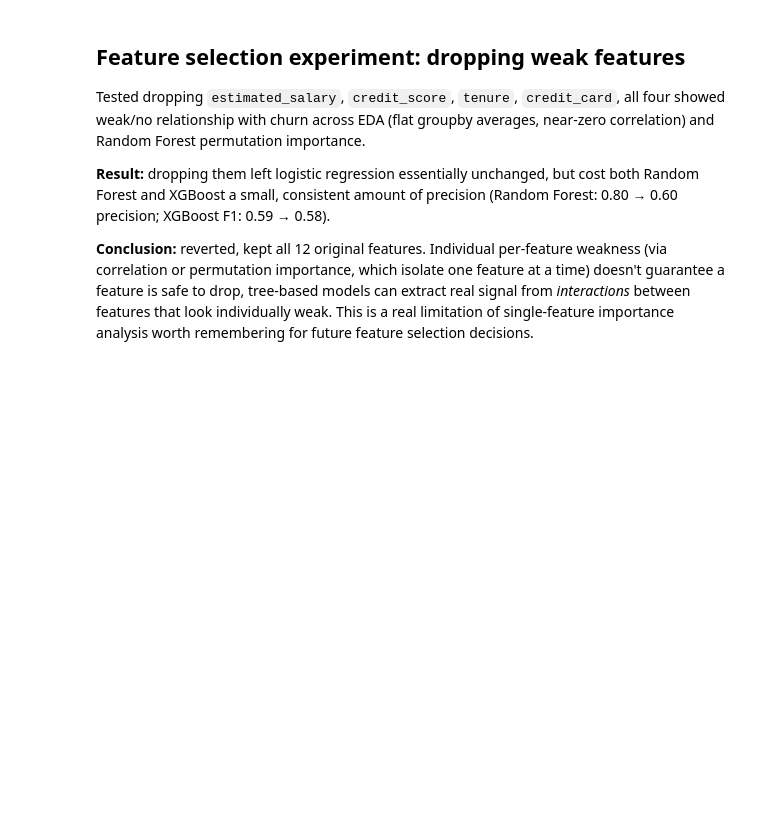
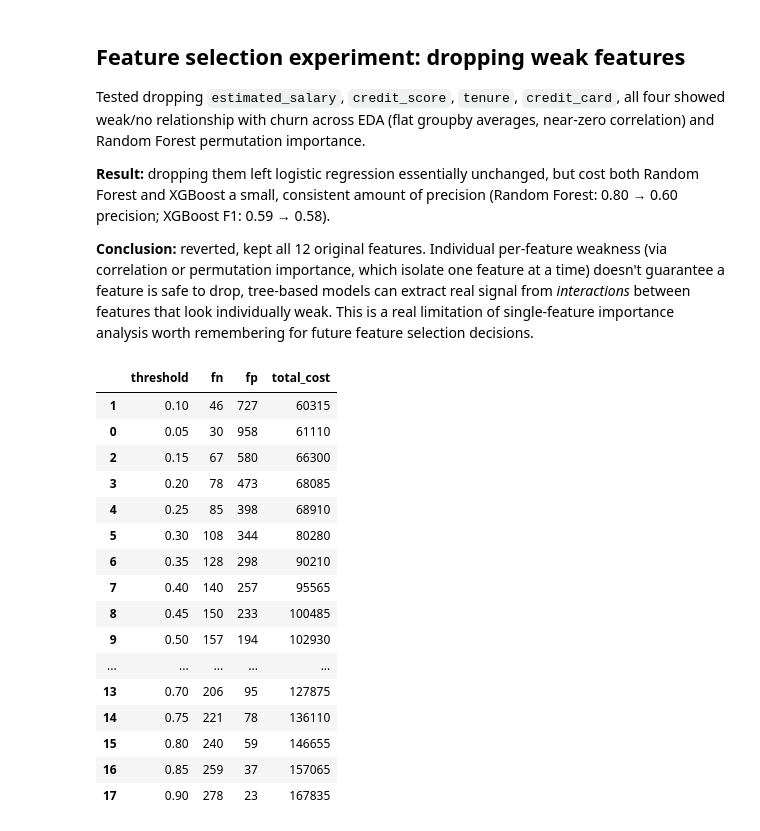
Before and after one commit to Hamza-H-Memon/CustomerIQ, a Jupyter notebook: notebooks/modeling.ipynb, the cells around one changed output. Cells and saved outputs as stored; diff of their text form; code cells hidden in the pictures; blank space fills up the shorter version.

Commit message:
Add cost based threshold analysis across all three models

```diff
--- a/notebooks/modeling.ipynb
+++ b/notebooks/modeling.ipynb
@@ -257,3 +257,40 @@ precision; XGBoost F1: 0.59 → 0.58).
 guarantee a feature is safe to drop, tree-based models can extract real signal from
 *interactions* between features that look individually weak. This is a real limitation of
 single-feature importance analysis worth remembering for future feature selection decisions.
+# %%
+import numpy as np
+from sklearn.metrics import confusion_matrix
+
+def find_best_threshold(model, X_test, y_test, fn_cost=600, fp_cost=45):
+    """Find the probability threshold that minimizes total business cost."""
+    probs = model.predict_proba(X_test)[:, 1]
+
+    results = []
+    for threshold in np.arange(0.05, 0.95, 0.05):
+        preds = (probs >= threshold).astype(int)
+        tn, fp, fn, tp = confusion_matrix(y_test, preds).ravel()
+        total_cost = (fn * fn_cost) + (fp * fp_cost)
+        results.append({'threshold': threshold, 'fn': fn, 'fp': fp, 'total_cost': total_cost})
+
+    results_df = pd.DataFrame(results)
+    return results_df.sort_values('total_cost')
+# %%
+find_best_threshold(xgb_model, X_test, y_test)
+# %% [output]
+|  | threshold | fn | fp | total_cost |
+| 1 | 0.10 | 46 | 727 | 60315 |
+| 0 | 0.05 | 30 | 958 | 61110 |
+| 2 | 0.15 | 67 | 580 | 66300 |
+| 3 | 0.20 | 78 | 473 | 68085 |
+| 4 | 0.25 | 85 | 398 | 68910 |
+| 5 | 0.30 | 108 | 344 | 80280 |
+| 6 | 0.35 | 128 | 298 | 90210 |
+| 7 | 0.40 | 140 | 257 | 95565 |
+| 8 | 0.45 | 150 | 233 | 100485 |
+| 9 | 0.50 | 157 | 194 | 102930 |
+| ... | ... | ... | ... | ... |
+| 13 | 0.70 | 206 | 95 | 127875 |
+| 14 | 0.75 | 221 | 78 | 136110 |
+| 15 | 0.80 | 240 | 59 | 146655 |
+| 16 | 0.85 | 259 | 37 | 157065 |
+| 17 | 0.90 | 278 | 23 | 167835 |
```
Also changed, not shown: parts of 15 cells of this notebook.
